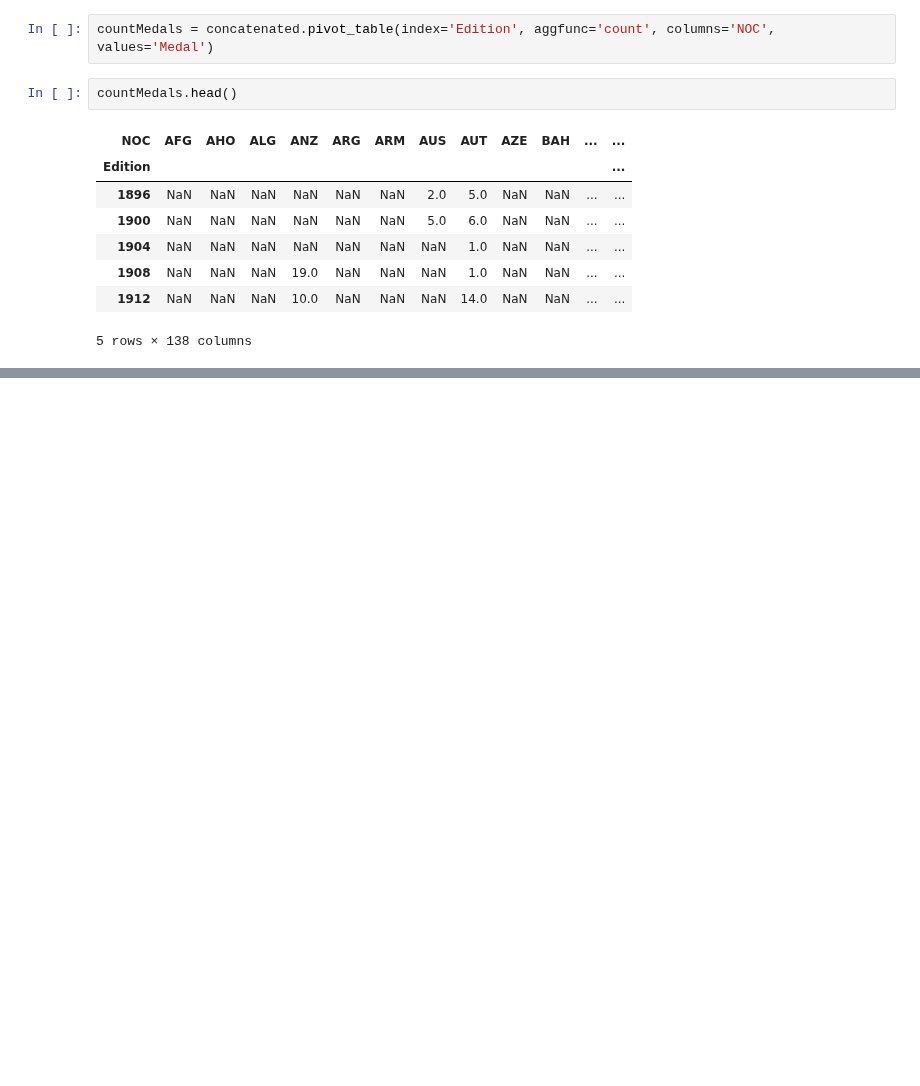
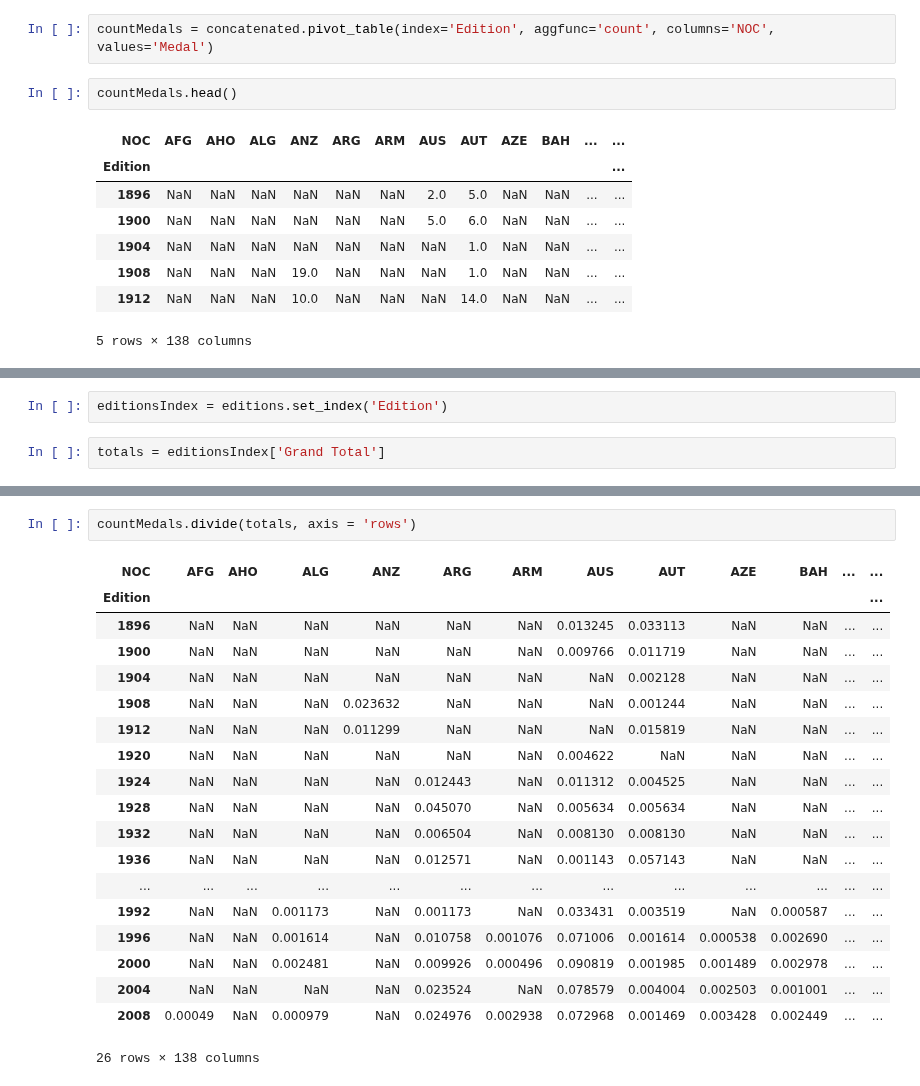
Before and after one commit to sushant2811/pythonAndStatsForDS, a Jupyter notebook: advancedPandas.ipynb, the cells around one changed output, grey strips where cells are left out. Drawn from its saved outputs; the diff is of its cells as text; blank space fills up the shorter version.

Commit message:
Calculating fraction of medals won

```diff
--- a/advancedPandas.ipynb
+++ b/advancedPandas.ipynb
@@ -3009,0 +3019,4 @@ countMedals.head()
+# %%
+editionsIndex = editions.set_index('Edition')
+# %%
+totals = editionsIndex['Grand Total']
@@ -3009,0 +3044,22 @@ countMedals.head()
+# %%
+countMedals.divide(totals, axis = 'rows')
+# %% [output]
+| NOC | AFG | AHO | ALG | ANZ | ARG | ARM | AUS | AUT | AZE | BAH | ... | ... |
+| Edition |  |  |  |  |  |  |  |  |  |  |  | ... |
+| 1896 | NaN | NaN | NaN | NaN | NaN | NaN | 0.013245 | 0.033113 | NaN | NaN | ... | ... |
+| 1900 | NaN | NaN | NaN | NaN | NaN | NaN | 0.009766 | 0.011719 | NaN | NaN | ... | ... |
+| 1904 | NaN | NaN | NaN | NaN | NaN | NaN | NaN | 0.002128 | NaN | NaN | ... | ... |
+| 1908 | NaN | NaN | NaN | 0.023632 | NaN | NaN | NaN | 0.001244 | NaN | NaN | ... | ... |
+| 1912 | NaN | NaN | NaN | 0.011299 | NaN | NaN | NaN | 0.015819 | NaN | NaN | ... | ... |
+| 1920 | NaN | NaN | NaN | NaN | NaN | NaN | 0.004622 | NaN | NaN | NaN | ... | ... |
+| 1924 | NaN | NaN | NaN | NaN | 0.012443 | NaN | 0.011312 | 0.004525 | NaN | NaN | ... | ... |
+| 1928 | NaN | NaN | NaN | NaN | 0.045070 | NaN | 0.005634 | 0.005634 | NaN | NaN | ... | ... |
+| 1932 | NaN | NaN | NaN | NaN | 0.006504 | NaN | 0.008130 | 0.008130 | NaN | NaN | ... | ... |
+| 1936 | NaN | NaN | NaN | NaN | 0.012571 | NaN | 0.001143 | 0.057143 | NaN | NaN | ... | ... |
+| ... | ... | ... | ... | ... | ... | ... | ... | ... | ... | ... | ... | ... |
+| 1992 | NaN | NaN | 0.001173 | NaN | 0.001173 | NaN | 0.033431 | 0.003519 | NaN | 0.000587 | ... | ... |
+| 1996 | NaN | NaN | 0.001614 | NaN | 0.010758 | 0.001076 | 0.071006 | 0.001614 | 0.000538 | 0.002690 | ... | ... |
+| 2000 | NaN | NaN | 0.002481 | NaN | 0.009926 | 0.000496 | 0.090819 | 0.001985 | 0.001489 | 0.002978 | ... | ... |
+| 2004 | NaN | NaN | NaN | NaN | 0.023524 | NaN | 0.078579 | 0.004004 | 0.002503 | 0.001001 | ... | ... |
+| 2008 | 0.00049 | NaN | 0.000979 | NaN | 0.024976 | 0.002938 | 0.072968 | 0.001469 | 0.003428 | 0.002449 | ... | ... |
+26 rows × 138 columns
```
Also changed, not shown: parts of 3 cells of this notebook.
